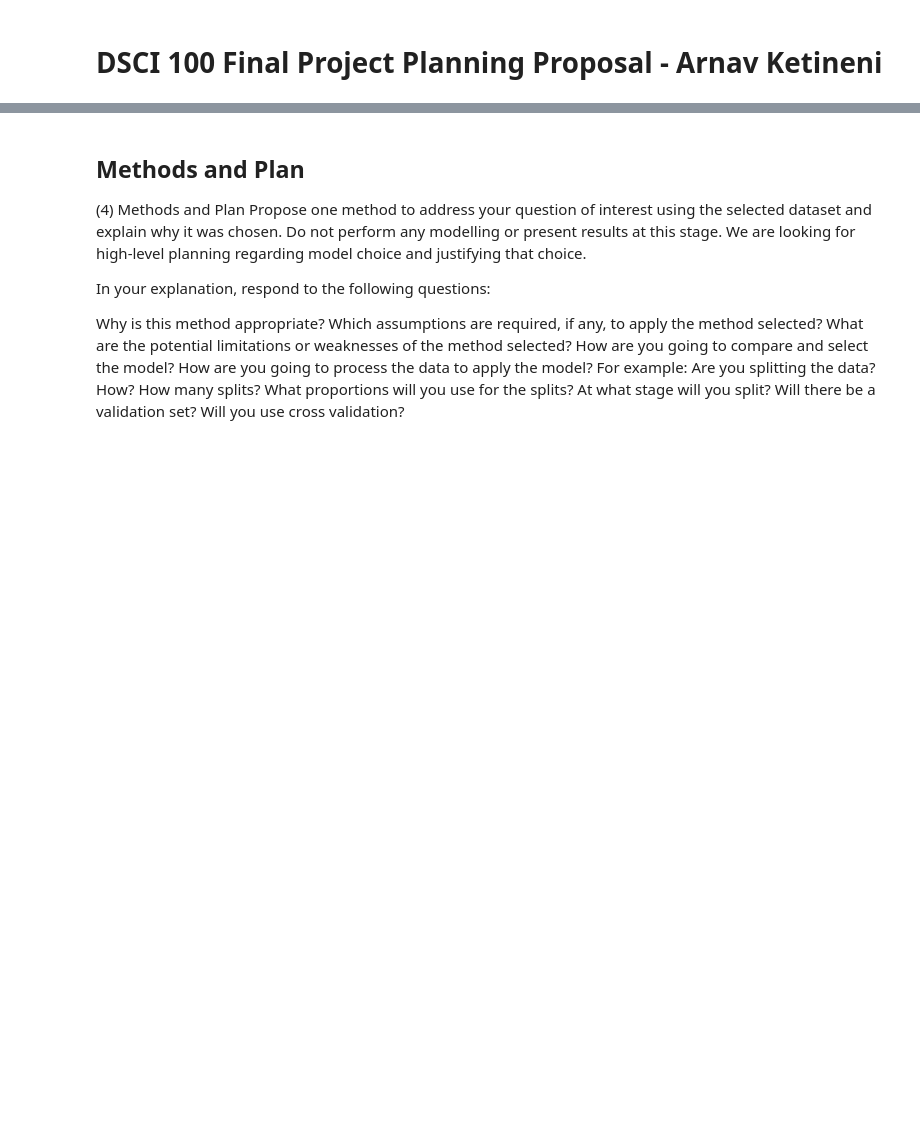
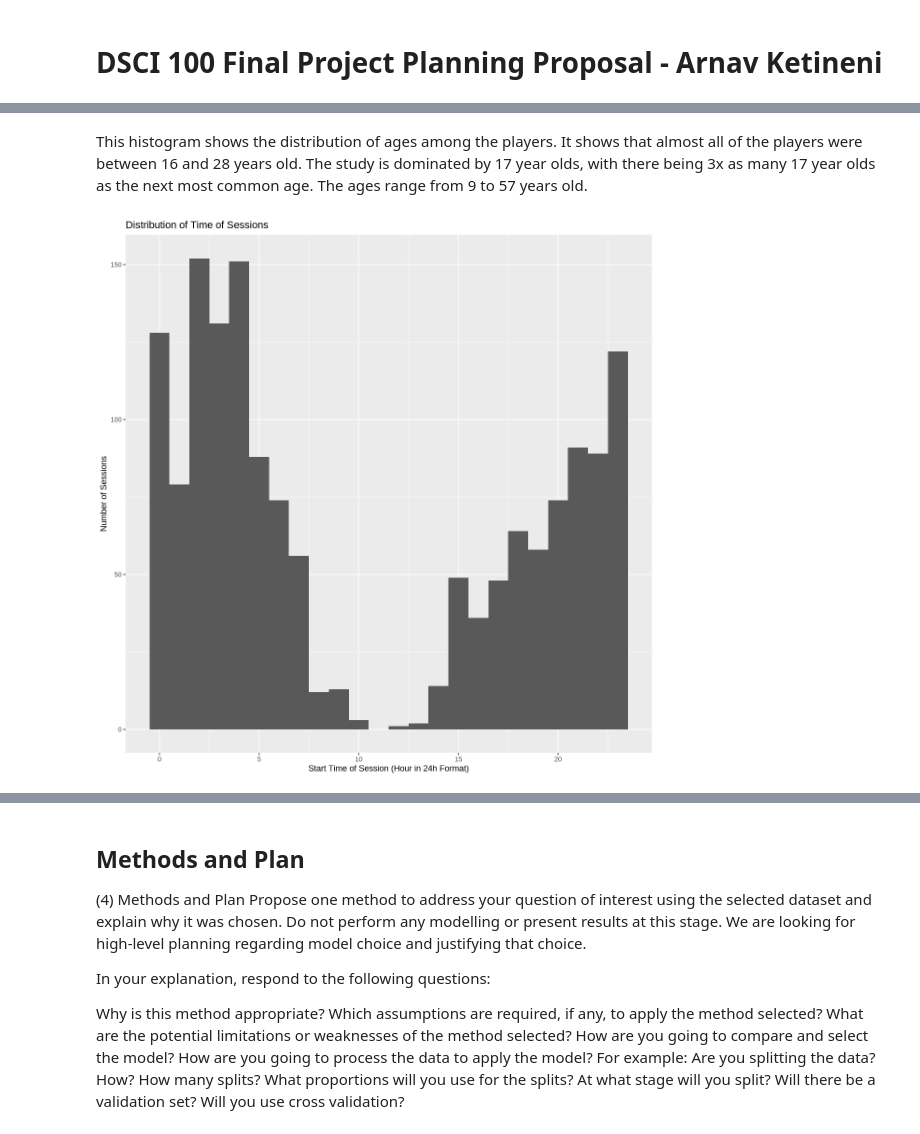
Before and after one commit to aketineni/DSCI100_final_planning, a Jupyter notebook: proposal.ipynb, the cells around one changed output, grey strips where cells are left out. Saved outputs shown, nothing was run; the diff lists cells and outputs as text; code cells hidden in the pictures; blank space fills up the shorter version.

```diff
--- a/proposal.ipynb
+++ b/proposal.ipynb
@@ -136,0 +156,10 @@ Note: do not perform any predictive analysis here. We are asking for an explorat
+# %% [markdown]
+This histogram shows the distribution of ages among the players. It shows that almost all of the players were between 16 and 28 years old. The study is dominated by 17 year olds, with there being 3x as many 17 year olds as the next most common age. The ages range from 9 to 57 years old.
+# %%
+start_time_histo <- ggplot(sessions, aes(x = hour(start_time))) +
+    geom_histogram(bins = 24) +
+    labs(x = "Start Time of Session (Hour in 24h Format)", y = "Number of Sessions", title = "Distribution of Time of Sessions")
+
+start_time_histo
+# %% [output]
+[figure, added]
```
Also changed, not shown: parts of 11 cells of this notebook.
